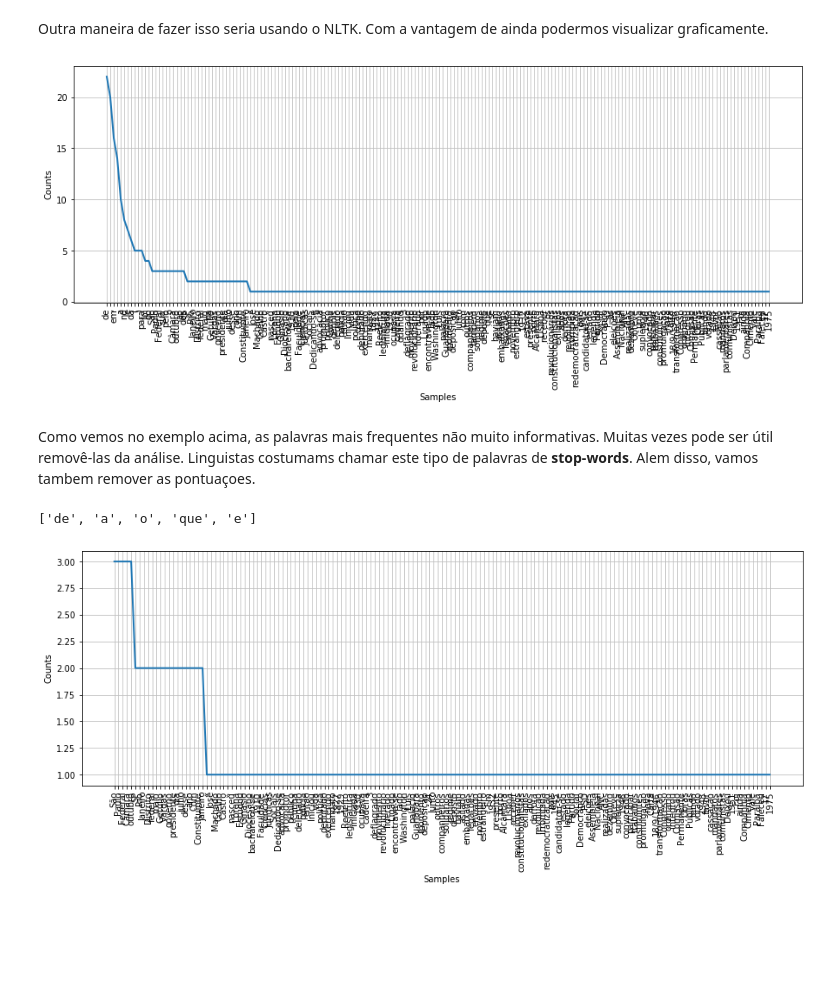
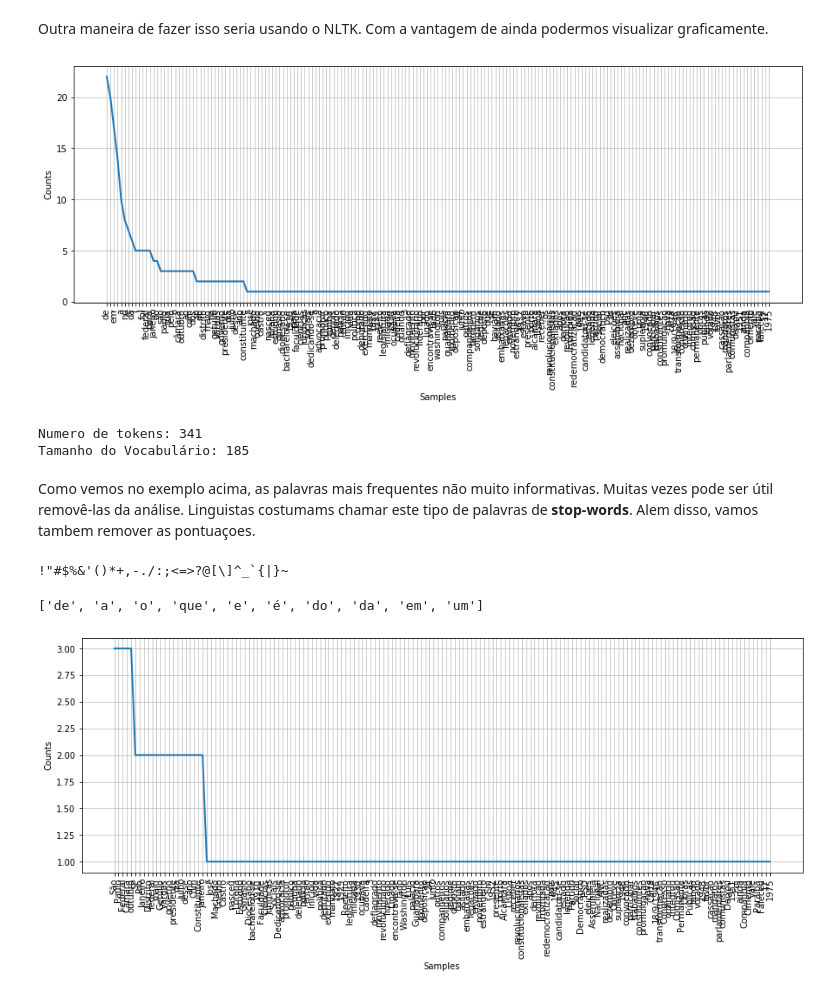
Before and after one commit to fccoelho/text-mining-cientistas-sociais, a Jupyter notebook: Capitulo_2.ipynb, the cells around one changed output. Saved outputs shown, nothing was run; the diff lists cells and outputs as text; code cells hidden in the pictures; blank space fills up the shorter version.

```diff
--- a/Capitulo_2.ipynb
+++ b/Capitulo_2.ipynb
@@ -65,0 +47,5 @@ def tabula_verbete(n=None):
+# %%
+eng = create_engine("sqlite:///minha_tabela.sqlite")
+#dhbb = pd.read_sql_table('resultados')
+biograficos = pd.read_sql_query('select * from resultados where natureza="biográfico"', con=eng)
+biograficos.head()
@@ -79,6 +61,6 @@ tabela.head()
 # %%
-palavras = nltk.word_tokenize(tabela.corpo[0])
-palavras[:10]
+palavras = nltk.word_tokenize(biograficos.corpo[0])
+palavras[:]
 # %% [output]
 ['«',
  'José',
@@ -110,18 +99,26 @@ c.most_common(n=10)
 Outra maneira de fazer isso seria usando o NLTK. Com a vantagem de ainda podermos visualizar graficamente.
 # %%
 figure(figsize=(15,5))
-fd = nltk.FreqDist(palavras)
+fd = nltk.FreqDist([p.lower() for p in palavras])
 fd.plot();
 # %% [output]
-[figure, old version]
+[figure, new version]
+# %%
+print("Numero de tokens:", len(palavras))
+print("Tamanho do Vocabulário:", len(set([p.lower() for p in palavras])))
+# %% [output]
+Numero de tokens: 341
+Tamanho do Vocabulário: 185
 # %% [markdown]
 Como vemos no exemplo acima, as palavras mais frequentes não muito informativas. Muitas vezes pode ser útil removê-las da análise. Linguistas costumams chamar este tipo de palavras de **stop-words**. Alem disso, vamos tambem remover as pontuaçoes.
 # %%
 sw = nltk.corpus.stopwords.words('portuguese')
 from string import punctuation
-sw[:5]
+print(punctuation)
+sw[:10]
 # %% [output]
-['de', 'a', 'o', 'que', 'e']
+!"#$%&'()*+,-./:;<=>?@[\]^_`{|}~
+['de', 'a', 'o', 'que', 'e', 'é', 'do', 'da', 'em', 'um']
 # %%
 figure(figsize=(15,5))
 fd = nltk.FreqDist([p for p in palavras if p not in sw+list(punctuation)])
```
Also changed, not shown: parts of 23 cells of this notebook.
